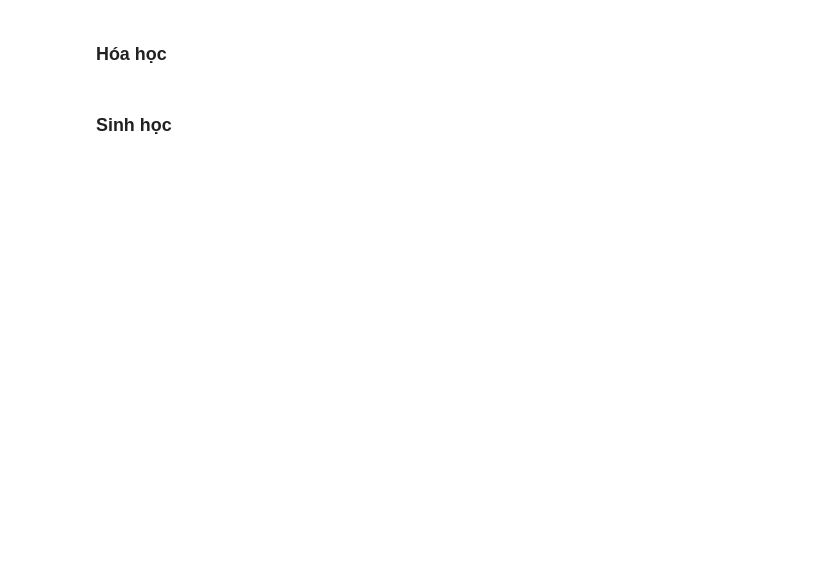
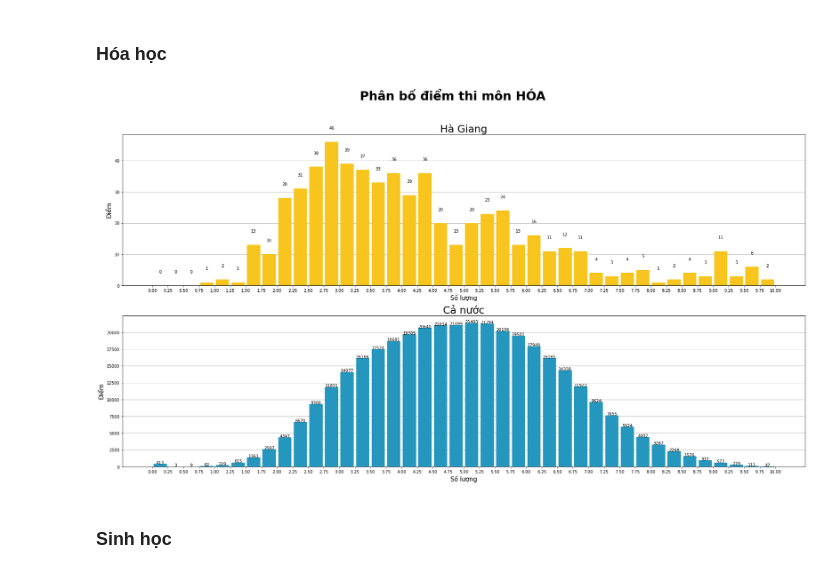
Before and after one commit to IrisStream/exam-cheating, a Jupyter notebook: src/report.ipynb, the cells around one changed output. Drawn from its saved outputs; the diff is of its cells as text; code cells hidden in the pictures; blank space fills up the shorter version.

```diff
--- a/src/report.ipynb
+++ b/src/report.ipynb
@@ -71,4 +125,8 @@ __Nhận xét:__
 # %% [markdown]
 ### Hóa học
+# %%
+draw_histogram_compare(DEFAULT_PROVINCE_NAME, 'Cả nước', 'HÓA')
+# %% [output]
+[figure, added]
 # %% [markdown]
 ### Sinh học
```
Also changed, not shown: parts of 17 cells of this notebook.
